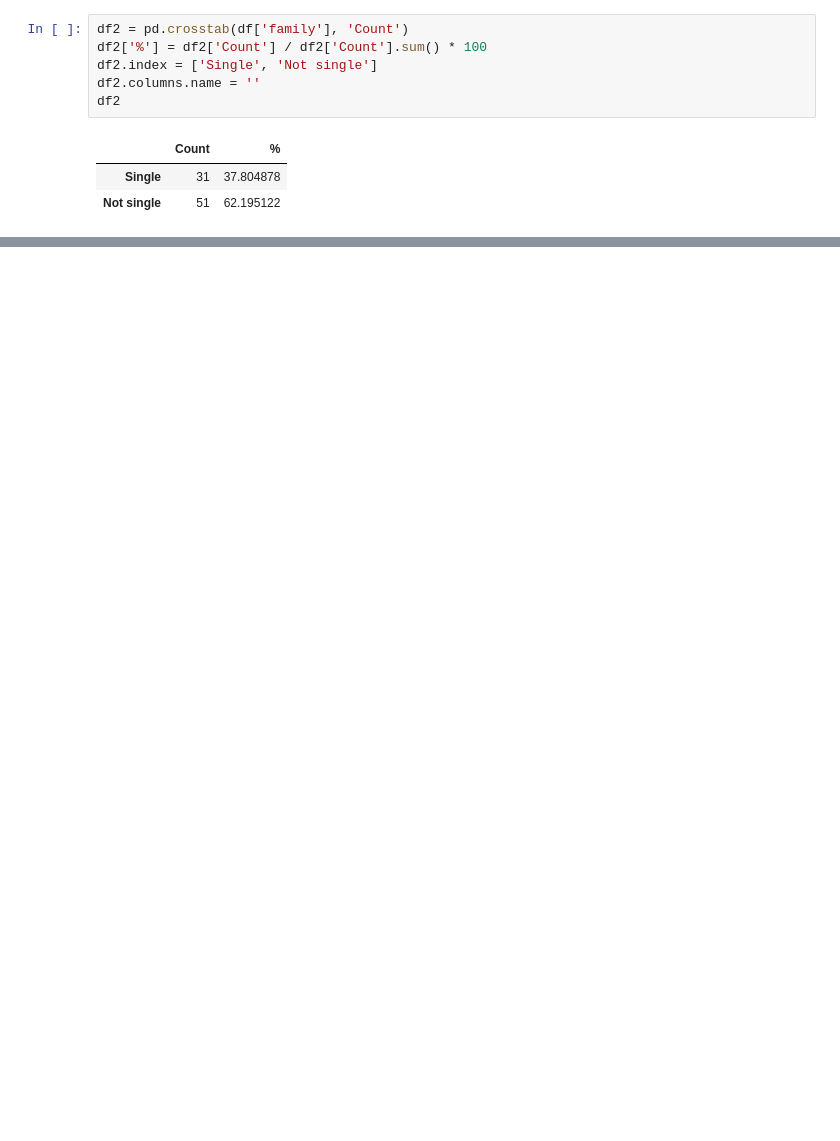
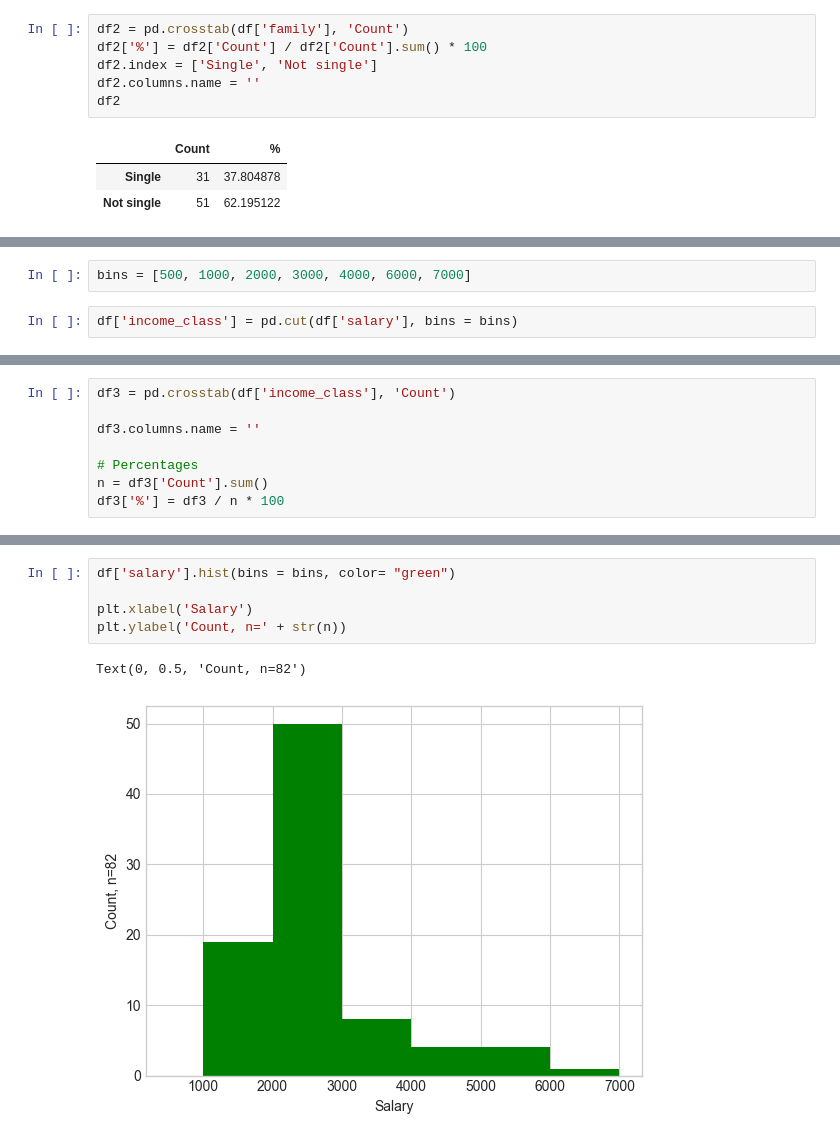
Before and after one commit to KatieRJ/BigDataProject, a Jupyter notebook: Family&Salary.ipynb, the cells around one changed output, grey strips where cells are left out. Cells and saved outputs as stored; diff of their text form; blank space fills up the shorter version.

```diff
--- a/Family&Salary.ipynb
+++ b/Family&Salary.ipynb
@@ -141,0 +158,4 @@ df2
+# %%
+bins = [500, 1000, 2000, 3000, 4000, 6000, 7000]
+# %%
+df['income_class'] = pd.cut(df['salary'], bins = bins)
@@ -141,0 +178,8 @@ df2
+# %%
+df3 = pd.crosstab(df['income_class'], 'Count')
+
+df3.columns.name = ''
+
+# Percentages
+n = df3['Count'].sum()
+df3['%'] = df3 / n * 100
@@ -141,0 +206,8 @@ df2
+# %%
+df['salary'].hist(bins = bins, color= "green")
+
+plt.xlabel('Salary')
+plt.ylabel('Count, n=' + str(n))
+# %% [output]
+Text(0, 0.5, 'Count, n=82')
+[figure, added]
```
Also changed, not shown: parts of 17 cells of this notebook, 2 other files.
